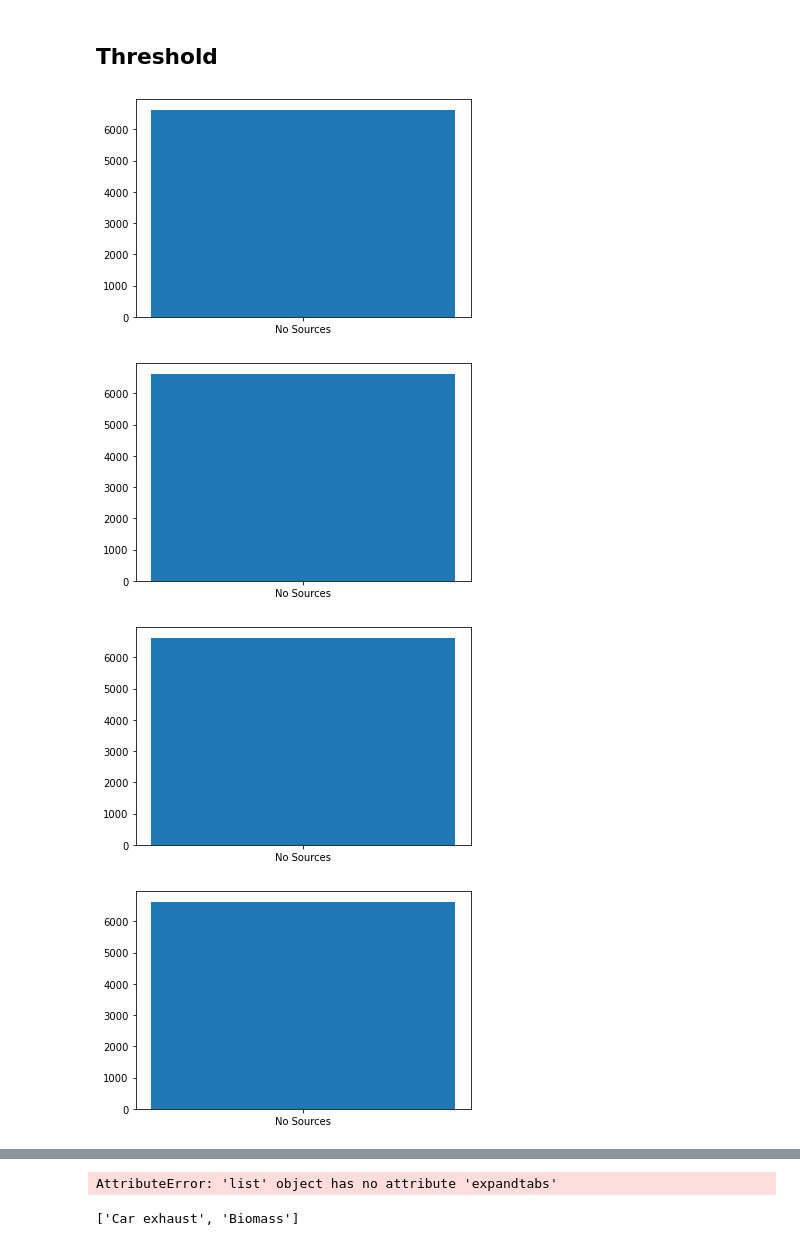
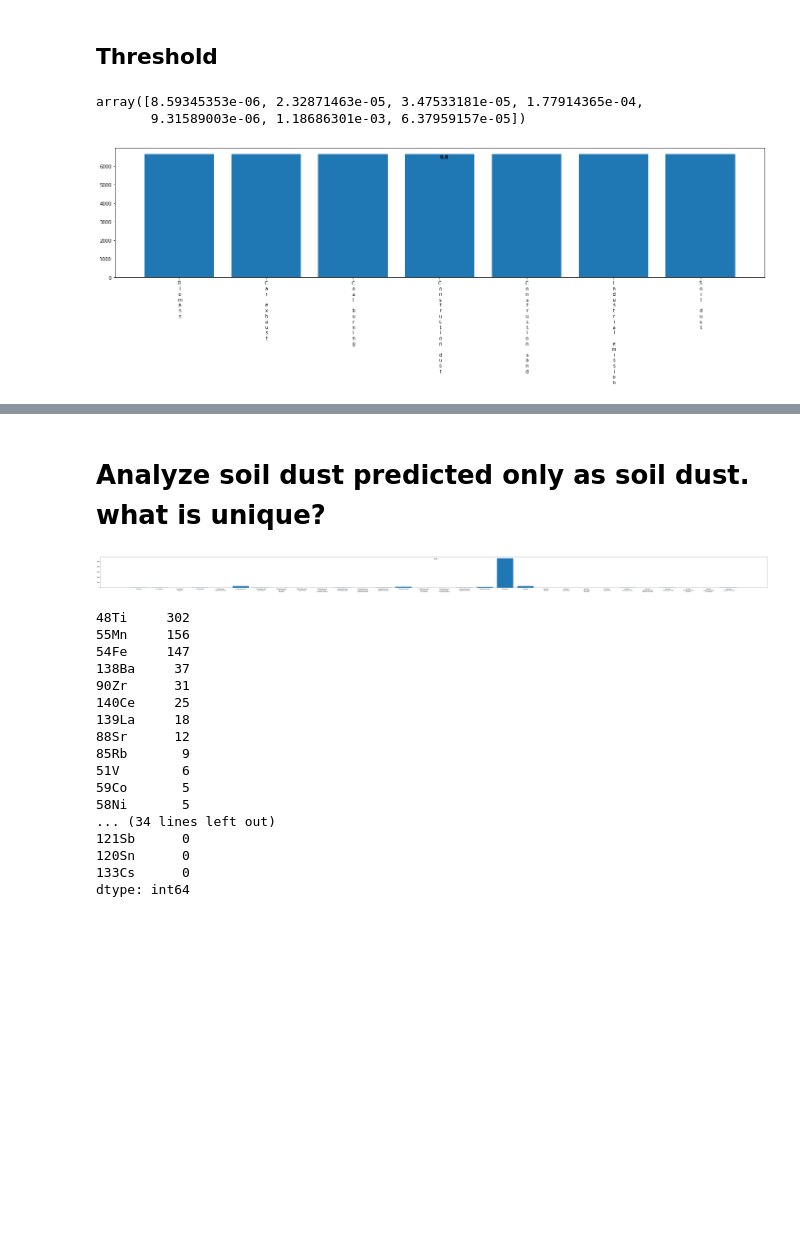
Before and after one commit to gbland0725/PMSources, a Jupyter notebook: src/examplepackage/Softclustering.ipynb, the cells around one changed output, grey strips where cells are left out. Drawn from its saved outputs; the diff is of its cells as text; code cells hidden in the pictures; blank space fills up the shorter version.

```diff
--- a/src/examplepackage/Softclustering.ipynb
+++ b/src/examplepackage/Softclustering.ipynb
@@ -59,15 +70,15 @@ tvdistance = []
 for j in Sourcekeys:
     tvmid = []
     for i in Sourcekeys:
-        tvmid.append(0.5*sp.spatial.distance.cdist(Sourcetestingprob[index(SourcetestingDF, j)[0]: index(SourcetestingDF, j)[1]],
-                                                  Sourcetrainingprob[index(SourcetrainingDF, i)[0]: index(SourcetrainingDF, i)[1]], 'cityblock'))
+        tvmid.append(0.5*sp.spatial.distance.cdist(Sourcetestingprob[index(SourcetestingDF, j)[0]: index(SourcetestingDF, j)[1] + 1],
+                                                  Sourcetrainingprob[index(SourcetrainingDF, i)[0]: index(SourcetrainingDF, i)[1] + 1], 'cityblock'))
     tvdistance.append(tvmid)
 # %%
 avglist = []
 for l in tvdistance:
     avg = np.zeros([len(l[0]), 7])
     for i,j in enumerate(l):
-        avg[:,i] = np.average(j, axis = 1)
+        avg[:,i] = np.min(j, axis = 1)
     avglist.append(avg)
 # %%
 #input the distance metric of a sample point with a source
@@ -80,23 +91,27 @@ def threshold(datapoint, sourcekeys, value):
 # %%
 # add 'no sources' to Sourcekeys
 Sourcekeys.append('No Sources')
+# %%
+avglist[0][0]
+# %% [output]
+array([8.59345353e-06, 2.32871463e-05, 3.47533181e-05, 1.77914365e-04,
+       9.31589003e-06, 1.18686301e-03, 6.37959157e-05])
 # %%
-thresholdlist = [0.5 , 0.55, 0.6 , 0.65, 0.7 , 0.75, 0.8 , 0.85, 0.9 , 0.95, 0.97, 0.98, 0.99]
+thresholdlist = np.arange(0.80, 0.85, 0.05)
 
 for i in thresholdlist:
     Sourcethreslist = []
     for j in avglist[0]:
         Sourcethreslist.append(threshold(j, Sourcekeys, i))
 
     unique, uniquecounts = np.unique(np.array(Sourcethreslist, dtype = 'object'), return_counts = True)
 
-    fig, ax = plt.subplots()
+    fig, ax = plt.subplots(figsize = (len(unique) * 3.5,5))
     ax.bar(np.arange(0, len(uniquecounts)), uniquecounts)
+    ax.text(0.5, 0.95, i, transform=ax.transAxes,
+            fontsize=10, fontweight='bold', va='top')
     ax.set_xticks(np.arange(0, len(uniquecounts)))
-    ax.set_xticklabels([i for i in unique])
+    ax.set_xticklabels(['\n '.join(i) for i in unique])
     plt.show()
 # %% [output]
-[figure, old version]
+[figure, new version]
-[figure, removed]
-[figure, removed]
-[figure, removed]
@@ -114,8 +117,0 @@ from textwrap import wrap
-# %%
-labels = [ '\n'.join(wrap(l,20)) for l in unique]
-# %% [output]
-AttributeError: 'list' object has no attribute 'expandtabs'
-# %%
-labels
-# %% [output]
-['Car exhaust', 'Biomass']
@@ -121,0 +137,2 @@ labels
+# %% [markdown]
+# Analyze soil dust predicted only as soil dust. what is unique?
@@ -121,0 +185,4 @@ labels
+# %%
+softclusteringparser(avglist[0], 0.000001, Sourcekeys, returns = False)
+# %% [output]
+[figure, added]
@@ -121,0 +194,20 @@ labels
+# %%
+marginal_particle(sourcedata)
+# %% [output]
+48Ti     302
+55Mn     156
+54Fe     147
+138Ba     37
+90Zr      31
+140Ce     25
+139La     18
+88Sr      12
+85Rb       9
+51V        6
+59Co       5
+58Ni       5
+... (34 lines left out)
+121Sb      0
+120Sn      0
+133Cs      0
+dtype: int64
```
Also changed, not shown: parts of 38 cells of this notebook, 33 other files.
